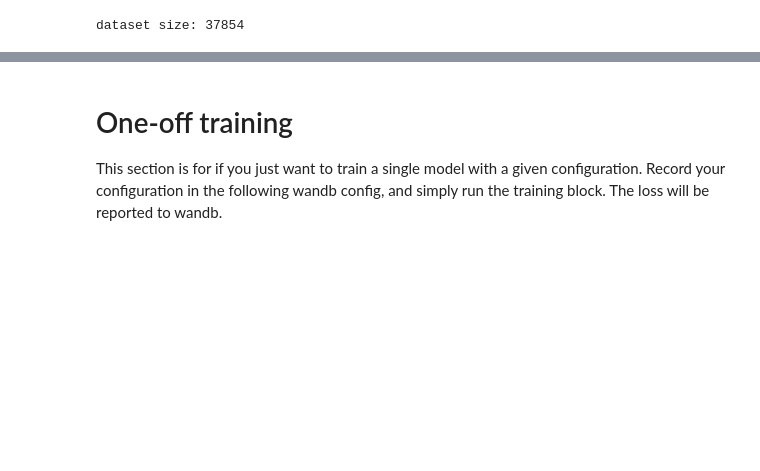
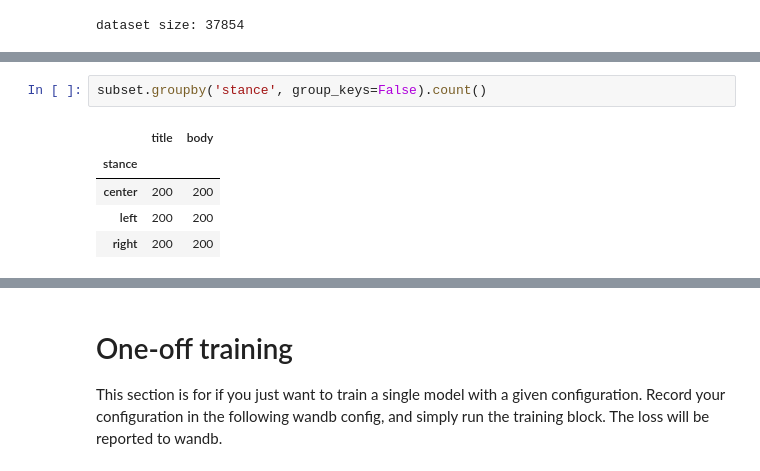
Before and after one commit to bfefferm-pers/MIT_68610_project_LLM_news, a Jupyter notebook: POLITICS_finetuning/POLITICS_main.ipynb, the cells around one changed output, grey strips where cells are left out. Drawn from its saved outputs; the diff is of its cells as text; blank space fills up the shorter version.

```diff
--- a/POLITICS_finetuning/POLITICS_main.ipynb
+++ b/POLITICS_finetuning/POLITICS_main.ipynb
@@ -97 +113,9 @@ dataset size: 37854
+# %%
+subset.groupby('stance', group_keys=False).count()
+# %% [output]
+|  | title | body |
+| stance |  |  |
+| center | 200 | 200 |
+| left | 200 | 200 |
+| right | 200 | 200 |
 # %%
```
Also changed, not shown: parts of 14 cells of this notebook.
